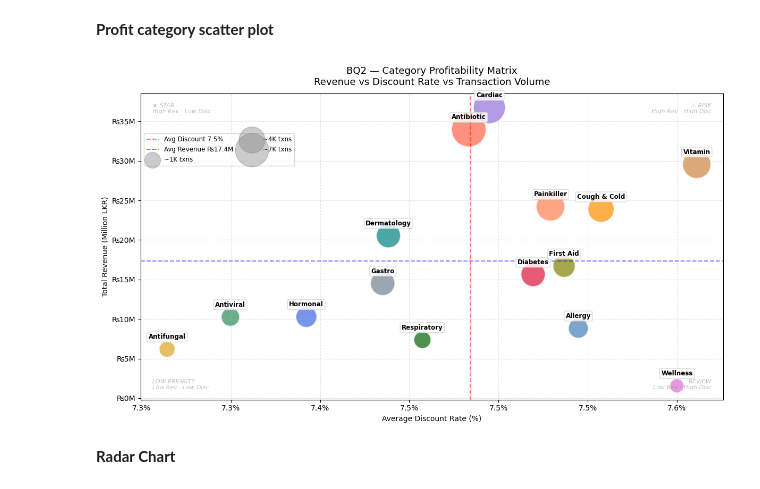
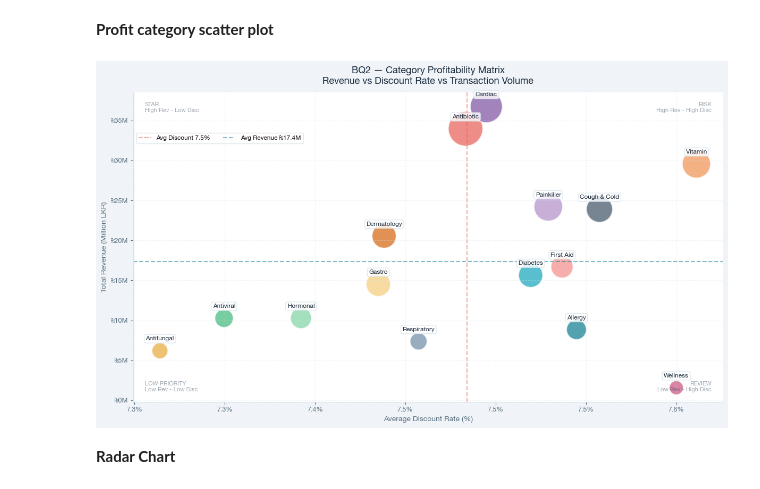
Before and after one commit to arjjunck/medical_data_sales, a Jupyter notebook: Medical_Sales/medical_sales.ipynb, the cells around one changed output. Drawn from its saved outputs; the diff is of its cells as text; code cells hidden in the pictures.

```diff
--- a/Medical_Sales/medical_sales.ipynb
+++ b/Medical_Sales/medical_sales.ipynb
@@ -305,7 +305,7 @@ sales_cleaned = pd.read_csv("pharmacy_cleaned.csv") #so this will be used in tab
 **Branding**
 # %%
 #font
-plt.rcParams["font.family"]   = "Source Sans Pro"
+plt.rcParams["font.family"]   = "Helvetica Neue"
 plt.rcParams["font.size"]     = 10
 plt.rcParams["axes.titlesize"]= 13
 plt.rcParams["axes.labelsize"]= 10
@@ -327,7 +327,7 @@ GRID    = "#D8E4EC"   # all grid lines and spines
 TEXT    = "#1A2B3C"   # titles, annotations
 SUBTLE  = "#5A7080"   # axis labels, subtitles, captions
 
-# ── Category colours (same order across all charts) ──────────────
+
 CAT_COLORS = [TEAL, CORAL, GOLD, MINT, PLUM,
               SLATE, AMBER, "#12A4BB", "#F28C88",
               "#F5CC7A", "#7ED4A3", "#B08DC7",
@@ -676,11 +692,14 @@ colors = ["steelblue", "tomato", "goldenrod", "seagreen",
           "darkgreen", "peru", "orchid"]
 # %%
 fig, ax = plt.subplots(figsize=(12, 7))
+fig.patch.set_facecolor(BG)
+ax.set_facecolor(PANEL)
+
 
 ax.scatter(cat_stats["AvgDiscount"] * 100,
            cat_stats["Revenue"] / 1e6,
            s=sizes,
-           c=colors[:len(cat_stats)],
+          c=CAT_COLORS[:len(cat_stats)],
            alpha=0.7,
            edgecolors="white",
            linewidths=1.5)
@@ -692,61 +711,61 @@ for _, row in cat_stats.iterrows():
                 textcoords="offset points",
                 ha="center", fontsize=8.5,
                 fontweight="bold",
-                bbox=dict(boxstyle="round,pad=0.25",fc="white", ec="lightgrey",alpha=0.80))
+                color=TEXT,
+                bbox=dict(boxstyle="round,pad=0.25",fc="white", ec=GRID,alpha=0.80))
 
 #reference lines for averages
 avg_discount = cat_stats["AvgDiscount"].mean() * 100
 avg_revenue  = cat_stats["Revenue"].mean() / 1e6
 
-ax.axvline(avg_discount, color="red", linestyle="--",
+ax.axvline(avg_discount, color=CORAL, linestyle="--",
            alpha=0.5, label=f"Avg Discount {avg_discount:.1f}%")
-ax.axhline(avg_revenue, color="blue", linestyle="--",
+ax.axhline(avg_revenue, color=TEAL, linestyle="--",
            alpha=0.5, label=f"Avg Revenue ₨{avg_revenue:.1f}M")
 
 x_min, x_max = ax.get_xlim()
 y_min, y_max = ax.get_ylim()
 quadrant_labels = [
-    ("★ STAR\nHigh Rev · Low Disc",   0.02, 0.97, "left",  "top"),
-    ("⚠ RISK\nHigh Rev · High Disc",  0.98, 0.97, "right", "top"),
-    ("LOW PRIORITY\nLow Rev · Low Disc", 0.02, 0.03, "left",  "bottom"),
-    ("REVIEW\nLow Rev · High Disc",   0.98, 0.03, "right", "bottom"),
+    ("STAR\nHigh Rev - Low Disc",        0.02, 0.97, "left",  "top"),
+    ("RISK\nHigh Rev - High Disc",       0.98, 0.97, "right", "top"),
+    ("LOW PRIORITY\nLow Rev - Low Disc", 0.02, 0.03, "left",  "bottom"),
+    ("REVIEW\nLow Rev - High Disc",      0.98, 0.03, "right", "bottom"),
 ]
 
 for label, x, y, ha, va in quadrant_labels:
     ax.text(x, y, label,
             transform=ax.transAxes,
-            fontsize=8, color="grey",
+            fontsize=8, color=SLATE,
             alpha=0.5, ha=ha, va=va,
             style="italic")
 
 
-for n_txn, lbl in [(1000, "~1K txns"),
-                   (4000, "~4K txns"),
-                   (7000, "~7K txns")]:
-    size = (n_txn / cat_stats["Transactions"].max() * 2000 + 200)
-    ax.scatter([], [], s=size, color="grey",
-               alpha=0.4, label=lbl)
-
 # Labels and formatting
 ax.set_title("BQ2 — Category Profitability Matrix\n"
              "Revenue vs Discount Rate vs Transaction Volume",
-             fontsize=13, pad=12)
-ax.set_xlabel("Average Discount Rate (%)", fontsize=10)
-ax.set_ylabel("Total Revenue (Million LKR)", fontsize=10)
+             fontsize=13, pad=12,color=TEXT)
+ax.set_xlabel("Average Discount Rate (%)", fontsize=10,color=SUBTLE)
+ax.set_ylabel("Total Revenue (Million LKR)", fontsize=10,color=SUBTLE)
+ax.tick_params(colors=SUBTLE, labelsize=9)
 ax.yaxis.set_major_formatter(
     plt.FuncFormatter(lambda v, _: f"₨{v:.0f}M"))
 ax.xaxis.set_major_formatter(
     plt.FuncFormatter(lambda v, _: f"{v:.1f}%"))
 ax.legend(fontsize=8.5, loc="upper left",
-          bbox_to_anchor=(0.0, 0.88),
+          bbox_to_anchor=(0.0, 0.88),edgecolor=GRID,
           framealpha=0.8, ncol=2)
-ax.grid(axis="both", linestyle="--", alpha=0.35)
+ax.grid(axis="both", linestyle="--", alpha=0.35,color=GRID)
+
+for sp in ["top", "right"]:
+    ax.spines[sp].set_visible(False)
+for sp in ["bottom", "left"]:
+    ax.spines[sp].set_color(GRID)
 
 plt.tight_layout()
-plt.savefig("BQ2_stage3.png", dpi=150, bbox_inches="tight")
+plt.savefig("BQ2_stage3.png", dpi=150, bbox_inches="tight",facecolor=BG)
 plt.show()
 # %% [output]
-[figure, old version]
+[figure, new version]
 # %% [markdown]
 **Radar Chart**
 # %%
```
Also changed, not shown: parts of 2 cells of this notebook, 4 other files.
